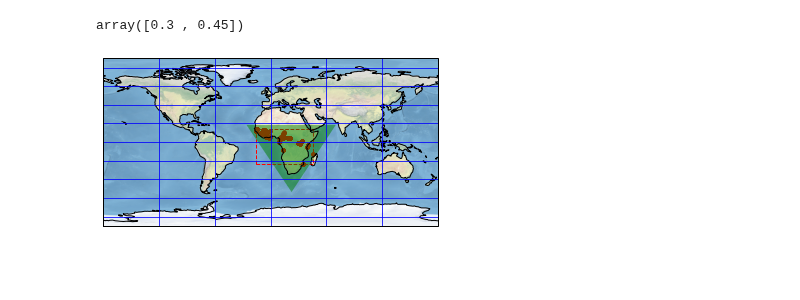
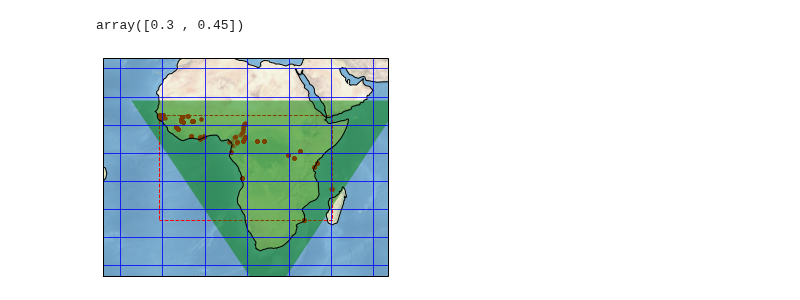
Before and after one commit to malariagen/ag1000g-phase3-data-paper, a Jupyter notebook: notebooks/pca_figure_gamb_colu.ipynb, the cells around one changed output. Saved outputs shown, nothing was run; the diff lists cells and outputs as text; code cells hidden in the pictures; blank space fills up the shorter version.

Commit message:
WIP using PCA to identify colors

```diff
--- a/notebooks/pca_figure_gamb_colu.ipynb
+++ b/notebooks/pca_figure_gamb_colu.ipynb
@@ -57,52 +57,50 @@ c
 # %% [output]
 array([0.3 , 0.45])
 # %%
-map_types = [
-    {'projection': ccrs.PlateCarree(), 'transform': ccrs.PlateCarree()},
-    {'projection': ccrs.RotatedPole(pole_latitude=45, pole_longitude=180), 'transform': ccrs.Geodetic()}
-]
-for map_type in map_types:
-    ax = plt.axes(projection=map_type['projection'])
-    ax.stock_img()
+projection=  ccrs.PlateCarree()
+transform = ccrs.PlateCarree()
 
-    #ax.set_xlim(BBox[0] - 40, BBox[1] + 40)
-    #ax.set_ylim(BBox[2] - 40, BBox[3] + 40)
+ax = plt.axes(projection=projection)
+ax.stock_img()
 
-    ax.scatter(
-                df_species_samples.longitude,
-                df_species_samples.latitude,
-                zorder=1, alpha= 0.2, c='r', s=10,
-                transform=map_type['transform']
-    )
+ax.set_xlim(BBox[0] - 20, BBox[1] + 20)
+ax.set_ylim(BBox[2] - 20, BBox[3] + 20)
 
-    ax.add_patch(
-                    mpatches.Rectangle(
-                        xy=[longitude_min, latitude_min], width=longitude_width, height=latitude_height,
-                        edgecolor='red',
-                        linestyle='--',
-                        fill=False,
-                        transform=map_type['transform']
-                    )
-                 )
+ax.scatter(
+            df_species_samples.longitude,
+            df_species_samples.latitude,
+            zorder=1, alpha= 0.2, c='r', s=10,
+            transform=transform
+)
 
-    ax.add_patch(
-                    mpatches.Polygon(
-                        xy=[
-                            [longitude_min - 10, latitude_max + 5],
-                            [longitude_max + 25, latitude_max + 5],
-                            [longitude_max / 2, latitude_min - 30]
-                        ],
-                        closed=True,
-                        facecolor='green',
-                        alpha=0.5,
-                        transform=map_type['transform']
-                    )
+ax.add_patch(
+                mpatches.Rectangle(
+                    xy=[longitude_min, latitude_min], width=longitude_width, height=latitude_height,
+                    edgecolor='red',
+                    linestyle='--',
+                    fill=False,
+                    transform=transform
+                )
+             )
 
-                 )
+ax.add_patch(
+                mpatches.Polygon(
+                    xy=[
+                        [longitude_min - 10, latitude_max + 5],
+                        [longitude_max + 25, latitude_max + 5],
+                        [longitude_max / 2, latitude_min - 30]
+                    ],
+                    closed=True,
+                    facecolor='green',
+                    alpha=0.5,
+                    transform=transform
+                )
 
-    ax.gridlines(color='blue')
-    ax.coastlines()
+             )
 
-    plt.show()
+ax.gridlines(color='blue')
+ax.coastlines()
+
+plt.show()
 # %% [output]
-[figure, old version]
+[figure, new version]
```
Also changed, not shown: parts of 26 cells of this notebook.
